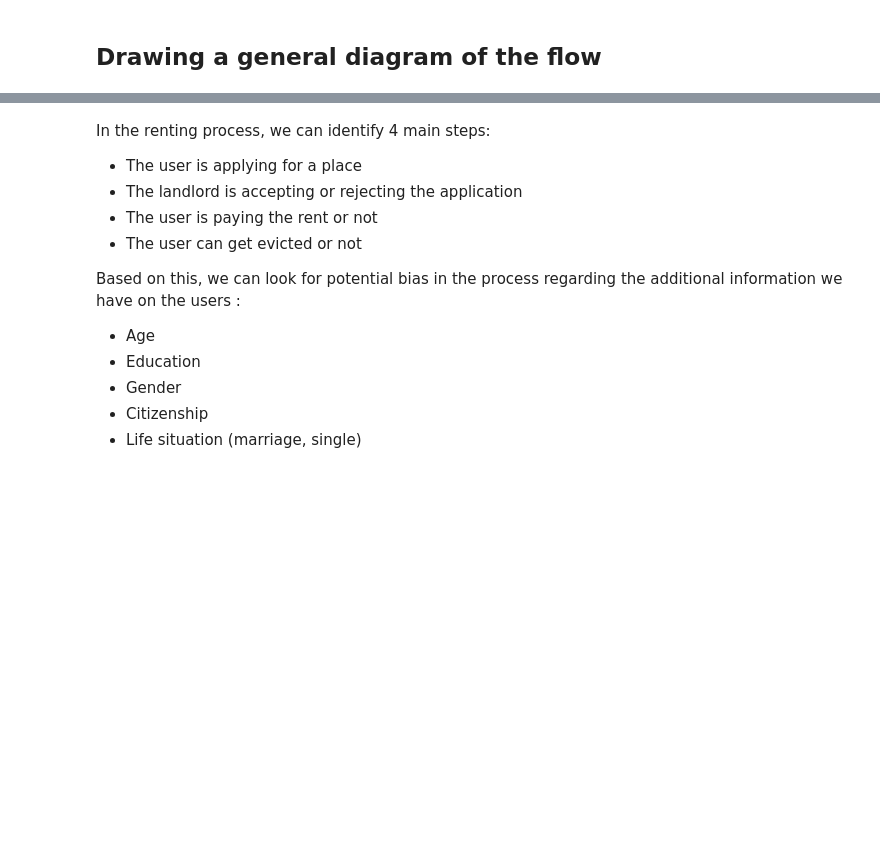
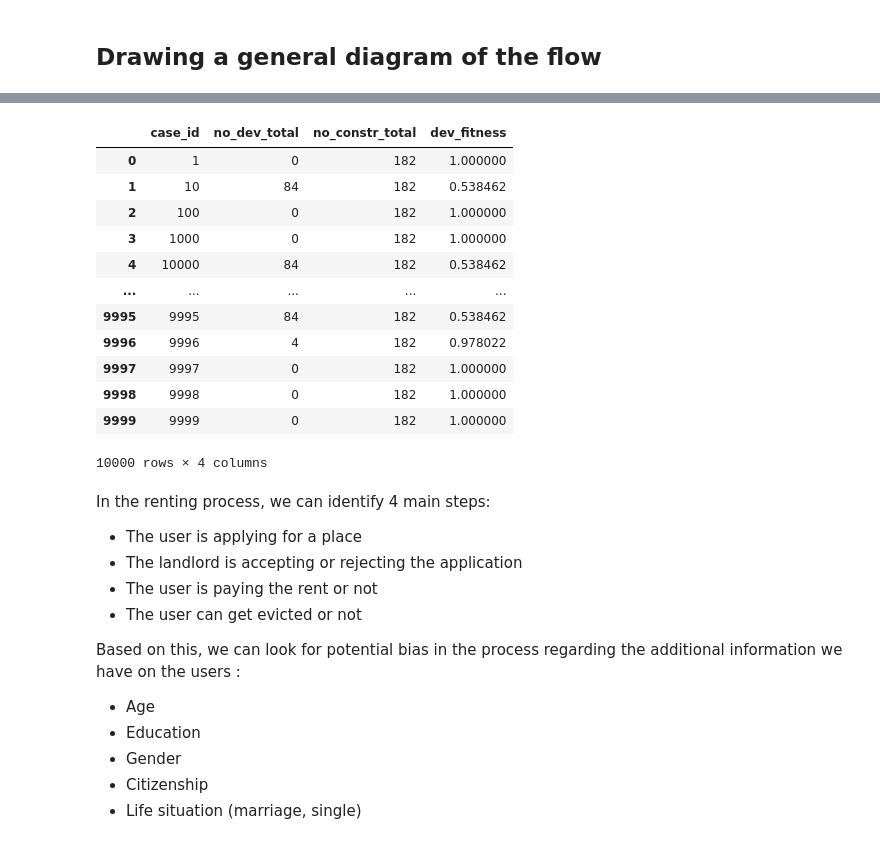
Before and after one commit to ItsaiKara/projet_process_mining, a Jupyter notebook: analysis.ipynb, the cells around one changed output, grey strips where cells are left out. Saved outputs shown, nothing was run; the diff lists cells and outputs as text; code cells hidden in the pictures; blank space fills up the shorter version.

```diff
--- a/analysis.ipynb
+++ b/analysis.ipynb
@@ -102,3 +135,22 @@ pm4py.view_petri_net(net, initial_marking, final_marking)
+# %%
+declare = pm4py.discover_declare(log_low)
+diag = pm4py.conformance_declare(log_low, declare, return_diagnostics_dataframe=True)
+# %%
+diag
+# %% [output]
+|  | case_id | no_dev_total | no_constr_total | dev_fitness |
+| 0 | 1 | 0 | 182 | 1.000000 |
+| 1 | 10 | 84 | 182 | 0.538462 |
+| 2 | 100 | 0 | 182 | 1.000000 |
+| 3 | 1000 | 0 | 182 | 1.000000 |
+| 4 | 10000 | 84 | 182 | 0.538462 |
+| ... | ... | ... | ... | ... |
+| 9995 | 9995 | 84 | 182 | 0.538462 |
+| 9996 | 9996 | 4 | 182 | 0.978022 |
+| 9997 | 9997 | 0 | 182 | 1.000000 |
+| 9998 | 9998 | 0 | 182 | 1.000000 |
+| 9999 | 9999 | 0 | 182 | 1.000000 |
+10000 rows × 4 columns
 # %% [markdown]
 In the renting process, we can identify 4 main steps:
 
```
Also changed, not shown: parts of 5 cells of this notebook.
